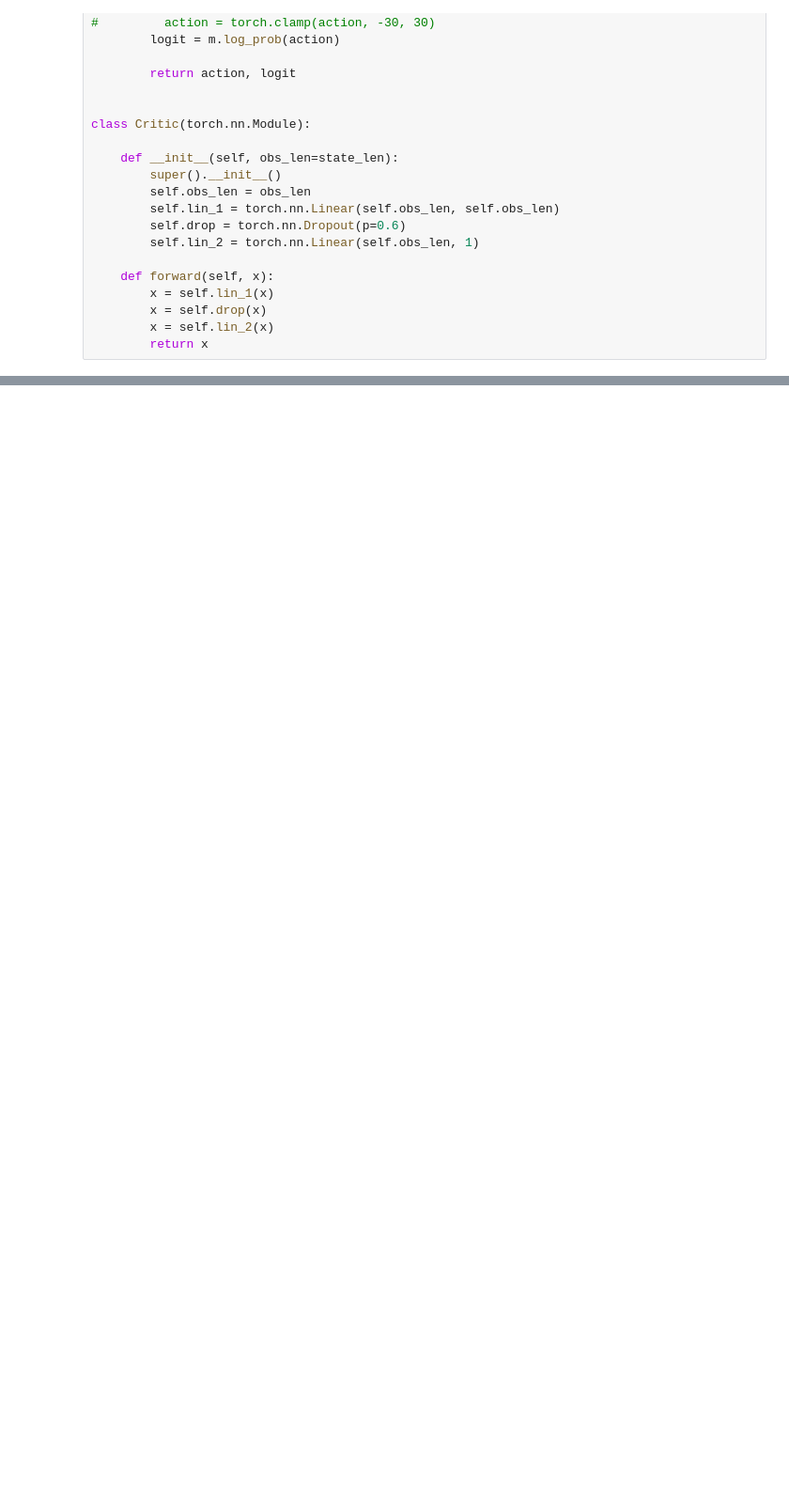
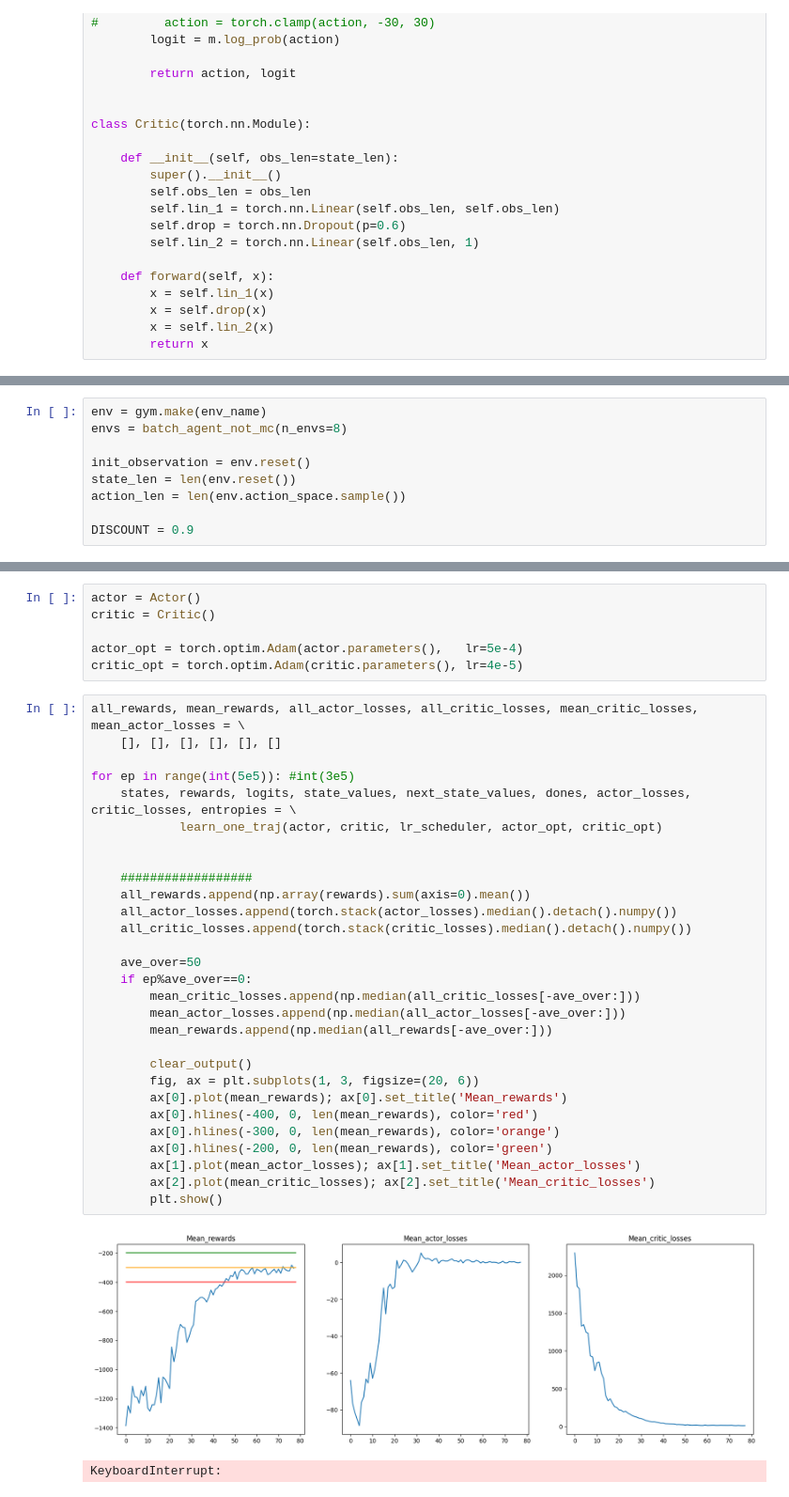
Before and after one commit to igor-cheb/RL_practice_problems, a Jupyter notebook: Policy_gradient_methods/A2C/2_A2C.ipynb, the cells around one changed output, grey strips where cells are left out. Shown at 94% size. Saved outputs shown, nothing was run; the diff lists cells and outputs as text; blank space fills up the shorter version.

```diff
--- a/Policy_gradient_methods/A2C/2_A2C.ipynb
+++ b/Policy_gradient_methods/A2C/2_A2C.ipynb
@@ -779,0 +840,9 @@ torch.cla
+# %%
+env = gym.make(env_name)
+envs = batch_agent_not_mc(n_envs=8)
+
+init_observation = env.reset()
+state_len = len(env.reset())
+action_len = len(env.action_space.sample())
+
+DISCOUNT = 0.9
@@ -779,0 +1000,38 @@ torch.cla
+# %%
+actor = Actor()
+critic = Critic()
+
+actor_opt = torch.optim.Adam(actor.parameters(),   lr=5e-4)
+critic_opt = torch.optim.Adam(critic.parameters(), lr=4e-5)
+# %%
+all_rewards, mean_rewards, all_actor_losses, all_critic_losses, mean_critic_losses, mean_actor_losses = \
+    [], [], [], [], [], []
+
+for ep in range(int(5e5)): #int(3e5)
+    states, rewards, logits, state_values, next_state_values, dones, actor_losses, critic_losses, entropies = \
+            learn_one_traj(actor, critic, lr_scheduler, actor_opt, critic_opt)
+
+
+    ##################
+    all_rewards.append(np.array(rewards).sum(axis=0).mean())
+    all_actor_losses.append(torch.stack(actor_losses).median().detach().numpy())
+    all_critic_losses.append(torch.stack(critic_losses).median().detach().numpy())
+
+    ave_over=50
+    if ep%ave_over==0:
+        mean_critic_losses.append(np.median(all_critic_losses[-ave_over:]))
+        mean_actor_losses.append(np.median(all_actor_losses[-ave_over:]))
+        mean_rewards.append(np.median(all_rewards[-ave_over:]))
+
+        clear_output()
+        fig, ax = plt.subplots(1, 3, figsize=(20, 6))
+        ax[0].plot(mean_rewards); ax[0].set_title('Mean_rewards')
+        ax[0].hlines(-400, 0, len(mean_rewards), color='red')
+        ax[0].hlines(-300, 0, len(mean_rewards), color='orange')
+        ax[0].hlines(-200, 0, len(mean_rewards), color='green')
+        ax[1].plot(mean_actor_losses); ax[1].set_title('Mean_actor_losses')
+        ax[2].plot(mean_critic_losses); ax[2].set_title('Mean_critic_losses')
+        plt.show()
+# %% [output]
+[figure, added]
+KeyboardInterrupt:
```
Also changed, not shown: parts of 16 cells of this notebook.
